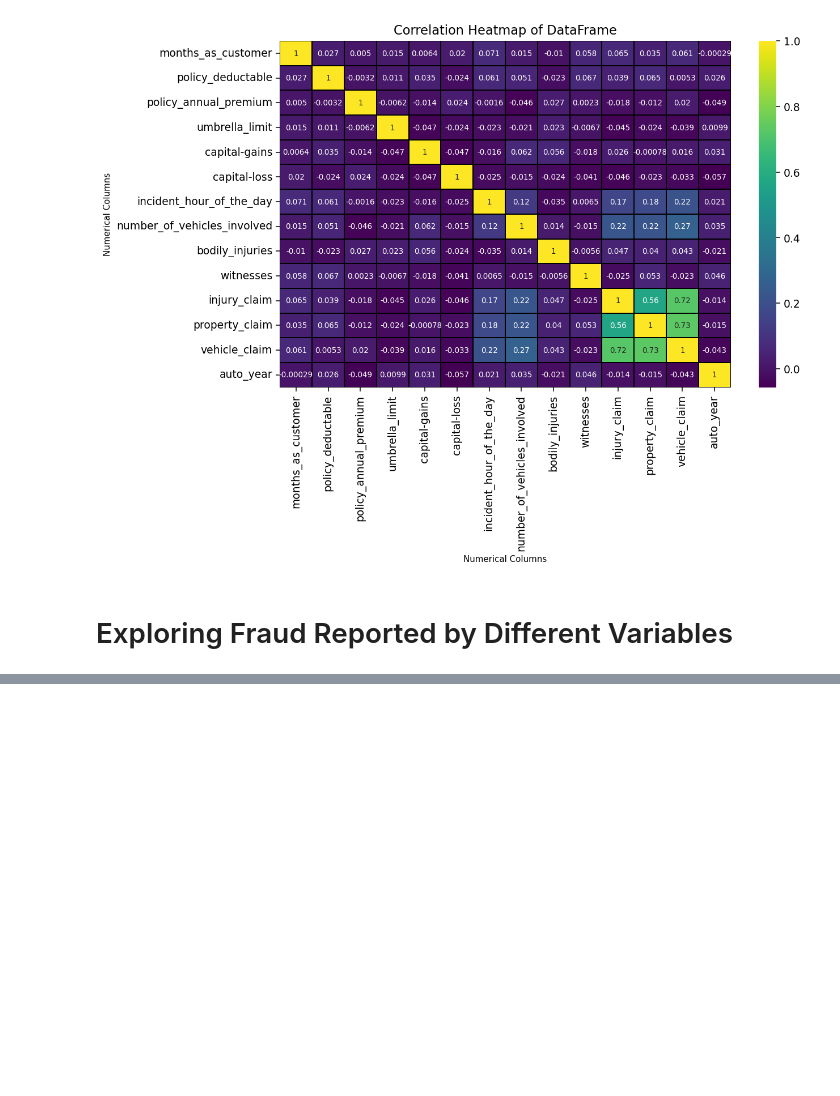
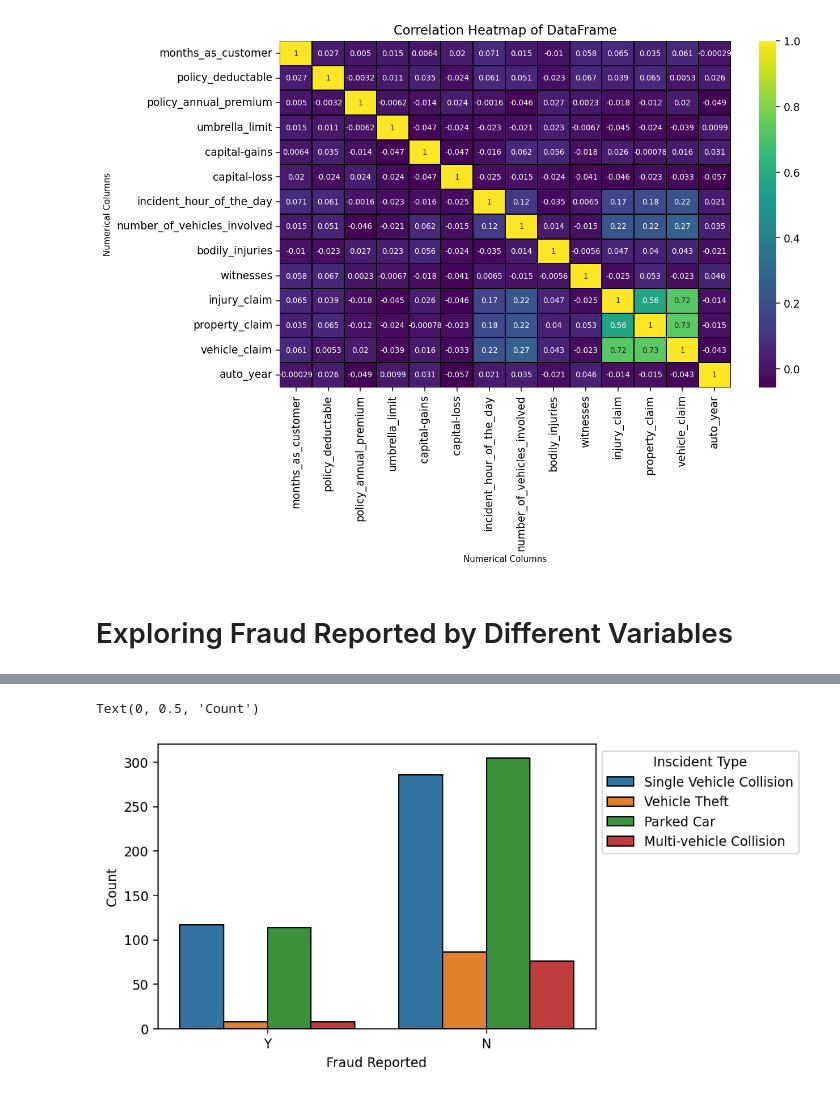
Before and after one commit to kcao22/insurance_fraud, a Jupyter notebook: exploration.ipynb, the cells around one changed output, grey strips where cells are left out. Cells and saved outputs as stored; diff of their text form; code cells hidden in the pictures; blank space fills up the shorter version.

```diff
--- a/exploration.ipynb
+++ b/exploration.ipynb
@@ -325,0 +352,8 @@ sns.countplot(data=df, x='fraud_reported')
+# %%
+sns.countplot(data=df, x='fraud_reported', hue='incident_type', edgecolor='black')
+plt.legend(labels=set(df['incident_type']), loc=2, bbox_to_anchor=(1,1), title='Inscident Type')
+plt.xlabel('Fraud Reported')
+plt.ylabel('Count')
+# %% [output]
+Text(0, 0.5, 'Count')
+[figure, added]
```
Also changed, not shown: parts of 12 cells of this notebook.
